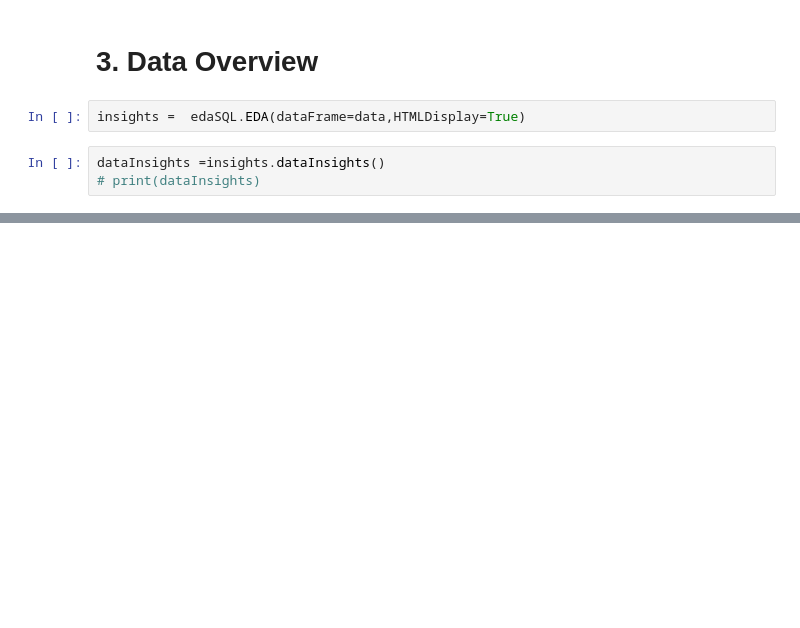
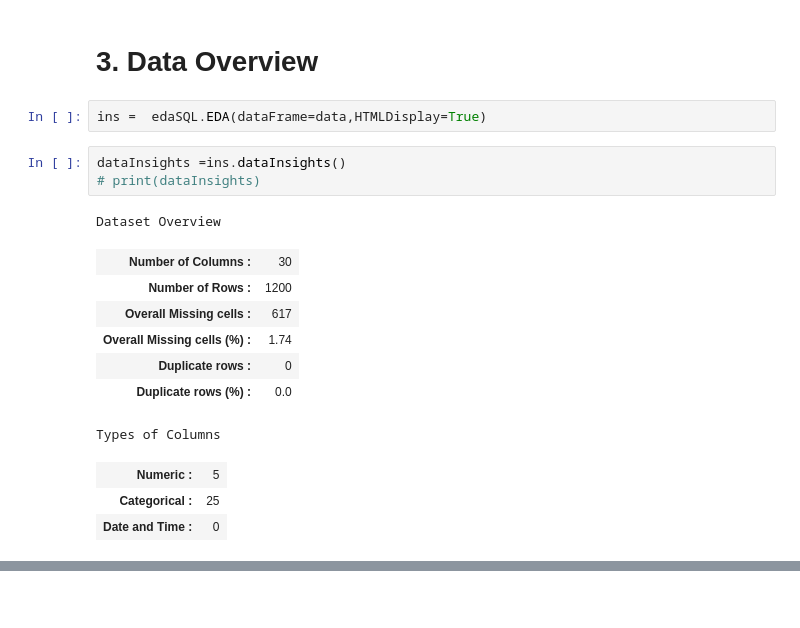
Before and after one commit to selva221724/edaSQL, a Jupyter notebook: example_notebook/edaSQL.ipynb, the cells around one changed output, grey strips where cells are left out. Drawn from its saved outputs; the diff is of its cells as text; blank space fills up the shorter version.

```diff
--- a/example_notebook/edaSQL.ipynb
+++ b/example_notebook/edaSQL.ipynb
@@ -27,8 +40,20 @@ display(data.head())
 # %% [markdown]
 # 3. Data Overview
 # %%
-insights =  edaSQL.EDA(dataFrame=data,HTMLDisplay=True)
+ins =  edaSQL.EDA(dataFrame=data,HTMLDisplay=True)
 # %%
-dataInsights =insights.dataInsights()
+dataInsights =ins.dataInsights()
 # print(dataInsights)
+# %% [output]
+Dataset Overview
+| Number of Columns : | 30 |
+| Number of Rows : | 1200 |
+| Overall Missing cells : | 617 |
+| Overall Missing cells (%) : | 1.74 |
+| Duplicate rows : | 0 |
+| Duplicate rows (%) : | 0.0 |
+Types of Columns
+| Numeric : | 5 |
+| Categorical : | 25 |
+| Date and Time : | 0 |
 # %%
```
Also changed, not shown: parts of 14 cells of this notebook, 5 other files.
